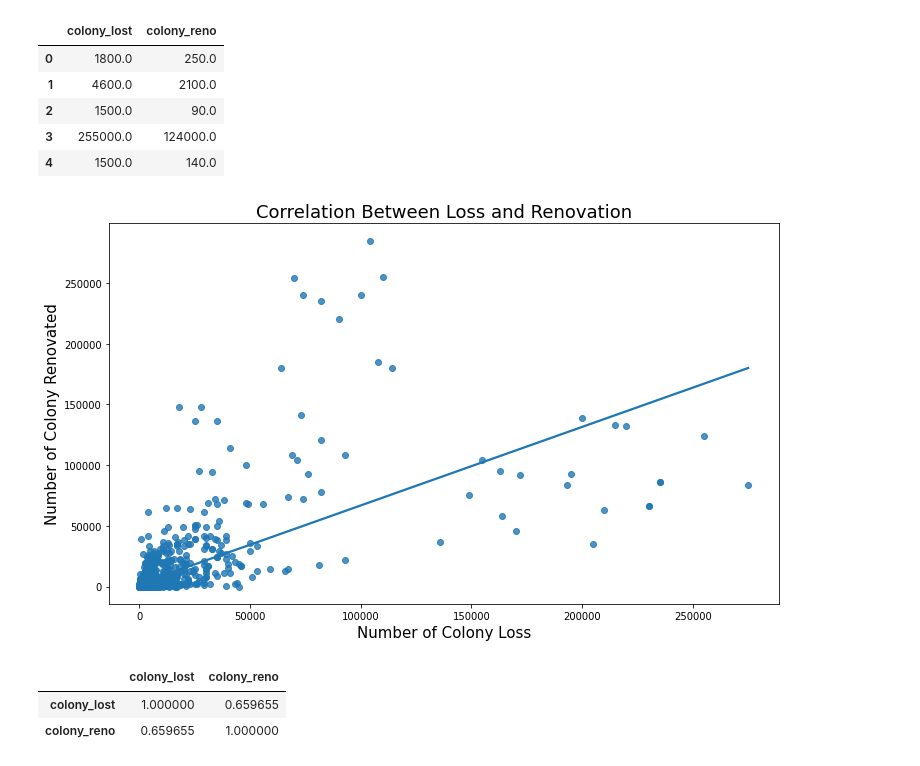
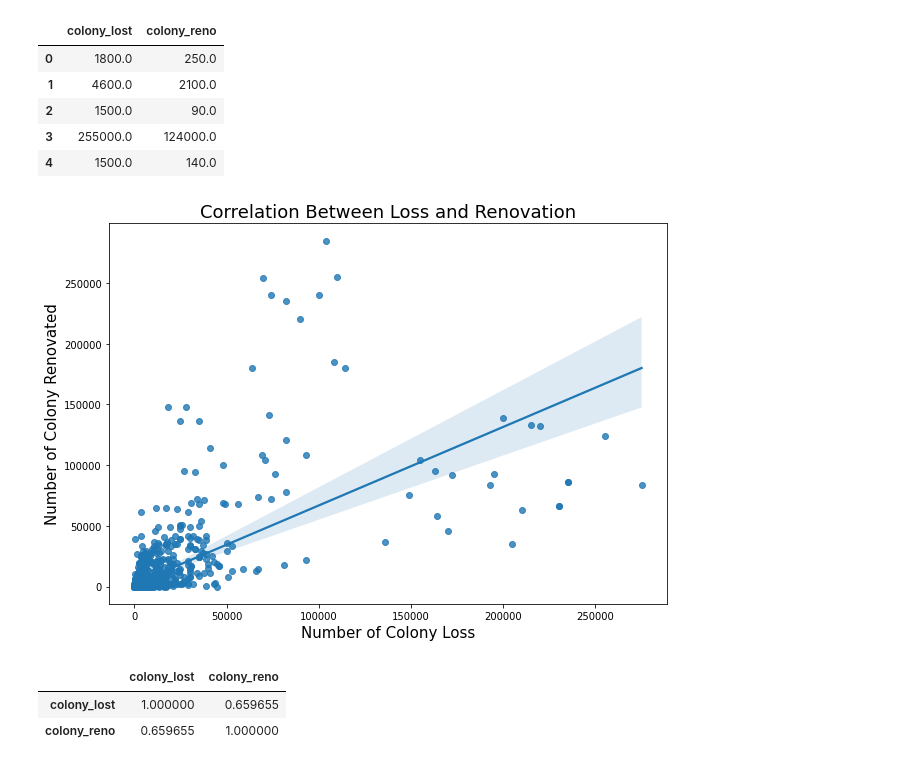
Before and after one commit to junnpp/bee-colony-loss, a Jupyter notebook: eda.ipynb, the cells around one changed output. Drawn from its saved outputs; the diff is of its cells as text; code cells hidden in the pictures.

```diff
--- a/eda.ipynb
+++ b/eda.ipynb
@@ -265,17 +281,17 @@ df.head()
 | 4 | 1500.0 | 140.0 |
 # %%
 # create a scatter plot
-fig, ax = plt.subplots(figsize=(12, 7))
+fig, ax = plt.subplots(figsize=(10, 7))
 
 # add appropriate labels
-sns.regplot(df['colony_lost'], df['colony_reno'], ci=None)
+sns.regplot(df['colony_lost'], df['colony_reno'])
 ax.set_title("Correlation Between Loss and Renovation", fontsize=18)
 ax.set_xlabel("Number of Colony Loss", fontsize=15)
 ax.set_ylabel("Number of Colony Renovated", fontsize=15)
 
 plt.show()
 # %% [output]
-[figure, old version]
+[figure, new version]
 # %%
 df.corr()
 # %% [output]
```
Also changed, not shown: parts of 41 cells of this notebook, 1 other file.
